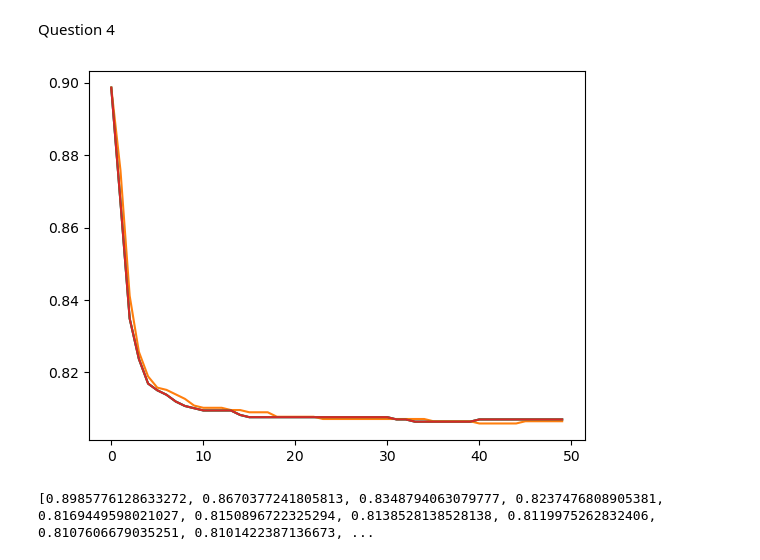
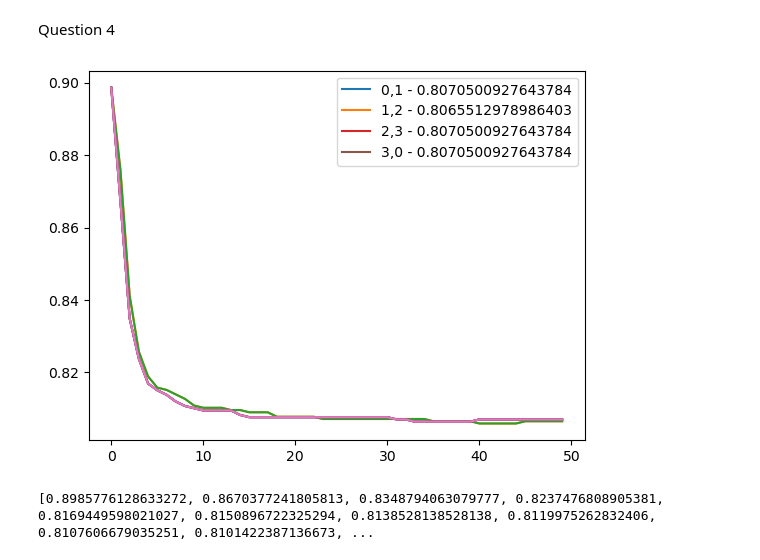
Before and after one commit to hayden000/Data-Analysis, a Jupyter notebook: data.ipynb, the cells around one changed output. Cells and saved outputs as stored; diff of their text form; code cells hidden in the pictures.

```diff
--- a/data.ipynb
+++ b/data.ipynb
@@ -385,10 +385,7 @@ d30_X_training_normalised = np.hstack((np.ones((d30_X_training_normalised.shape[
 d30_X_testing_normalised = np.hstack((np.ones((d30_X_testing_normalised.shape[0], 1)), d30_X_testing_normalised))
 
 
-
-
-
-lambda0 = 0.0001 * np.random.randn(64)
+# lambda0 = 0.0001 * np.random.randn(64)
 d = 5
 ERs = []
 objs = []
@@ -401,39 +398,42 @@ for i in range(0, N):
     objs.append(obj)
     ERs.append(ER(par, (d01_X_testing_normalised, d01_Y_testing)))
     lambda0 = par
-plt.plot(range(N), ERs)
+plt.plot(range(N), ERs, label="0,1 - "+str(ERs[-1]))
 ERs = []
 objs = []
-lambda0 = 0.0001 * np.random.randn(65)
-lambda0 = 0.0001 * np.random.randn(65)
+# lambda0 = 0.0001 * np.random.randn(65)
+lambda0 = np.random.normal(0, eta, d12_X_training_normalised.shape[1])
 for i in range(0, N):
     par, obj = train(lambda0, eta, N, (d12_X_training_normalised, d12_Y_training))
     objs.append(obj)
     ERs.append(ER(par, (d12_X_testing_normalised, d12_Y_testing)))
     lambda0 = par
+plt.plot(range(N), ERs, label="1,2 - "+str(ERs[-1]))
 plt.plot(range(N), ERs)
 ERs = []
 objs = []
-lambda0 = 0.0001 * np.random.randn(65)
+# lambda0 = 0.0001 * np.random.randn(65)
 lambda0 = np.random.normal(0, eta, d23_X_training_normalised.shape[1])
 for i in range(0, N):
     par, obj = train(lambda0, eta, N, (d23_X_training_normalised, d23_Y_training))
     objs.append(obj)
     ERs.append(ER(par, (d23_X_testing_normalised, d23_Y_testing)))
     lambda0 = par
+plt.plot(range(N), ERs, label="2,3 - "+str(ERs[-1]))
 plt.plot(range(N), ERs)
 ERs = []
 objs = []
-lambda0 = 0.0001 * np.random.randn(65)
+# lambda0 = 0.0001 * np.random.randn(65)
 lambda0 = np.random.normal(0, eta, d30_X_training_normalised.shape[1])
 for i in range(0, N):
     par, obj = train(lambda0, eta, N, (d30_X_training_normalised, d30_Y_training))
     objs.append(obj)
     ERs.append(ER(par, (d30_X_testing_normalised, d30_Y_testing)))
     lambda0 = par
+plt.plot(range(N), ERs, label="3,0 - "+str(ERs[-1]))
 plt.plot(range(N), ERs)
 ax = plt.gca()
-
+plt.legend()
 plt.show()
 print(ERs)
 
@@ -443,32 +443,32 @@ print(ERs)
 # tryInit = [np.random.randn(64) for m in range(50)]
 # for i in tryInit:
 #     temp = []
 #     temp.append(ER(i, (d01_X_testing_normalised, d01_Y_testing_normalised)))
 # ERs.append(temp)
 # tryInit = [np.random.randn(64) for m in range(50)]
 # for i in tryInit:
 #     temp = []
 #     temp.append(ER(i, (d12_X_testing_normalised, d12_Y_testing_normalised)))
 # ERs.append(temp)
 # tryInit = [np.random.randn(64) for m in range(50)]
 # for i in tryInit:
 #     temp = []
 #     temp.append(ER(i, (d23_X_testing_normalised, d23_Y_testing_normalised)))
 # ERs.append(temp)
 # tryInit = [np.random.randn(64) for m in range(50)]
 # for i in tryInit:
 #     temp = []
 #     temp.append(ER(i, (d23_X_testing_normalised, d23_Y_testing_normalised)))
 # ERs.append(temp)
 # print(ERs)
 #
 # plt.plot(epochs,lambda_d01[1])
 # plt.plot(epochs,lambda_d12[1])
 # plt.plot(epochs,lambda_d23[1])
 # plt.plot(epochs,lambda_d30[1])
 # for k in range(0, 10):
 #     image_matrix = np.reshape(X[k], (8, 8))
 #     plt.matshow(image_matrix)
 # %% [output]
-[figure, old version]
+[figure, new version]
 [0.8985776128633272, 0.8670377241805813, 0.8348794063079777, 0.8237476808905381, 0.8169449598021027, 0.8150896722325294, 0.8138528138528138, 0.8119975262832406, 0.8107606679035251, 0.8101422387136673, ...
```
Also changed, not shown: parts of 2 cells of this notebook.
